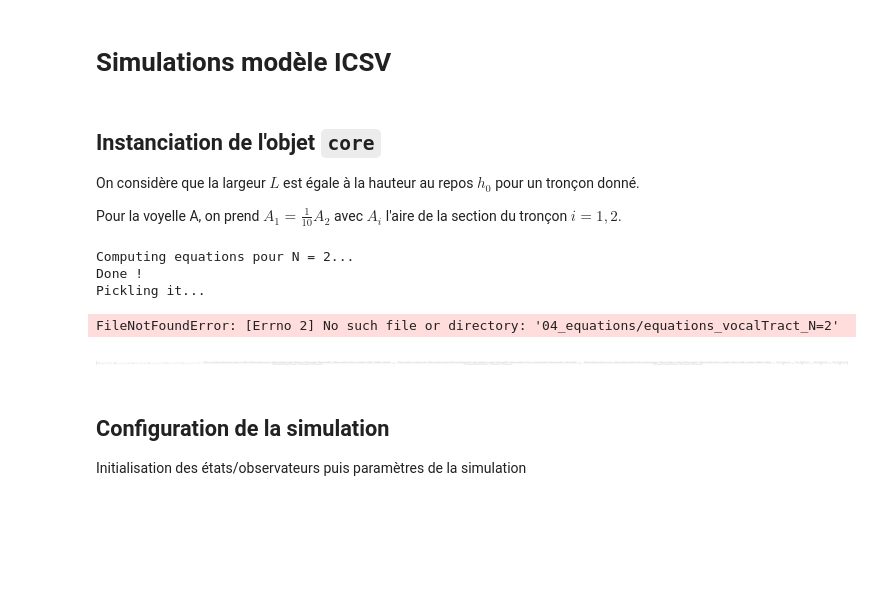
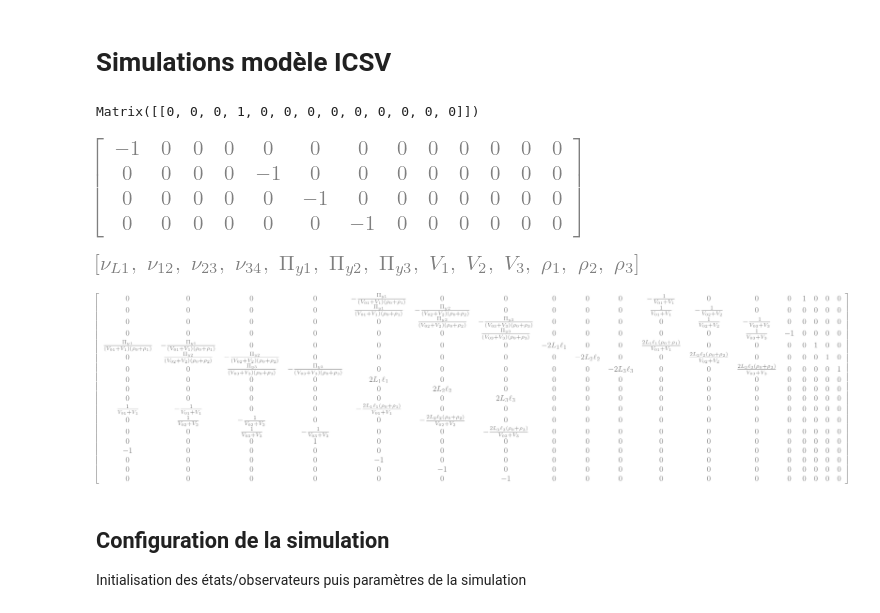
Before and after one commit to WetzelVictor/radiationVocalTract, a Jupyter notebook: 01_tract_and_radiation.ipynb, the cells around one changed output. Cells and saved outputs as stored; diff of their text form; code cells hidden in the pictures; blank space fills up the shorter version.

```diff
--- a/01_tract_and_radiation.ipynb
+++ b/01_tract_and_radiation.ipynb
@@ -53,23 +53,19 @@ class Timer(object):
 # %%
 phs.__version__
 IMPULSE_RESPONSE = True
-# %% [markdown]
-## Instanciation de l'objet `core`
-On considère que la largeur $L$ est égale à la hauteur au repos $h_0$ pour un tronçon donné.
-
-Pour la voyelle A, on prend $A_1 = \frac{1}{10} A_2$ avec $A_i$ l'aire de la section du tronçon $i=1,2$.
 # %%
 from importlib import reload
 reload(vc)
 
-N_tube       = 4
+N_tube  = 10
+ADD_RAY = True
+h = 0.015
+L = h
+label = "vocal_tract"
 
-h = 0.02
-L = h
-
-
-h_ray = 0.08
-Sray = (h_ray)**2
+total_length = 0.17
+RAD_ell = 0.1
+RAD_V = RAD_ell**3
 
 VT_subs = {
         'P_0'       : 101.325e03,
@@ -77,21 +73,34 @@ VT_subs = {
         'gamma'     : 1.4
         }
 
+# Calcul des V0
+for i in range(N_tube): # V = 2 * ell * L * h
+    ind = str(i+1)
+    VT_subs["ell_" + ind] = total_length/(2*N_tube)
+    VT_subs["L_" + ind]   = L
+    Sw                    = 2*VT_subs['ell_' + ind]*L
+    VT_subs["V_0_" + ind] = Sw*h
+
+VT_subs["ell_" + str(N_tube+1)] = RAD_ell
+VT_subs["V_0_" + str(N_tube+1)] = RAD_V
+
 # Assemblage des dictionnaires
 VT_subs_tot = dict(VT_subs)
 
-core = vc.VocalTractLumpedParameter(label = 'hehe', **VT_subs_tot)
+core = vc.VocalTractLumpedParameter(N=N_tube, label=label, ADD_RAY = ADD_RAY, **VT_subs_tot)
 
 assert not core.freesymbols(), 'Il manque des valeurs/échelles'
 # %% [output]
-Computing equations pour N = 2...
-Done !
-Pickling it...
+Matrix([[0, 0, 0, 1, 0, 0, 0, 0, 0, 0, 0, 0, 0]])
-FileNotFoundError: [Errno 2] No such file or directory: '04_equations/equations_vocalTract_N=2'
+[figure, added]
 # %%
-core.observers
+core.x
 # %% [output]
-[figure, old version]
+[figure, new version]
+# %%
+core.M
+# %% [output]
+[figure, added]
 # %%
 # ajout de ressort dans la paroi
 body = []
```
Also changed, not shown: parts of 10 cells of this notebook, 1 other file.
